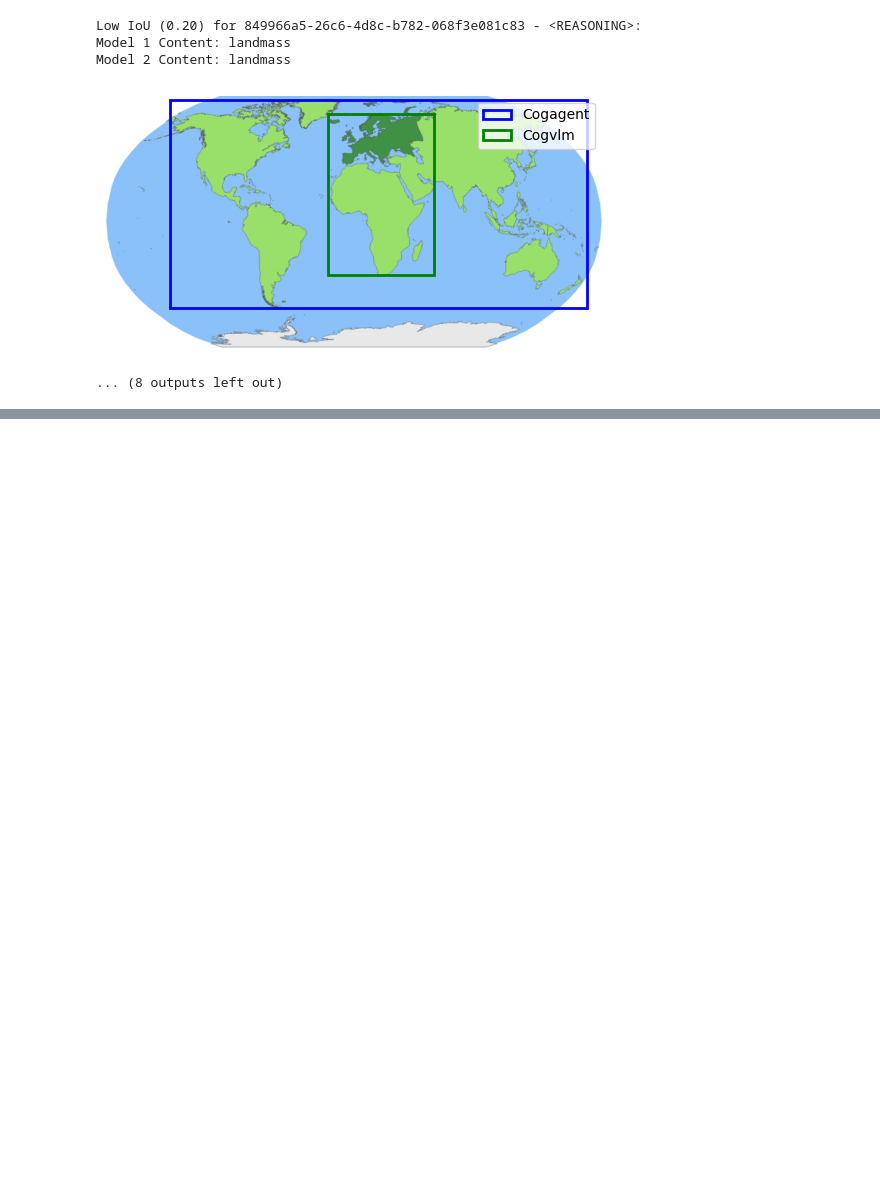
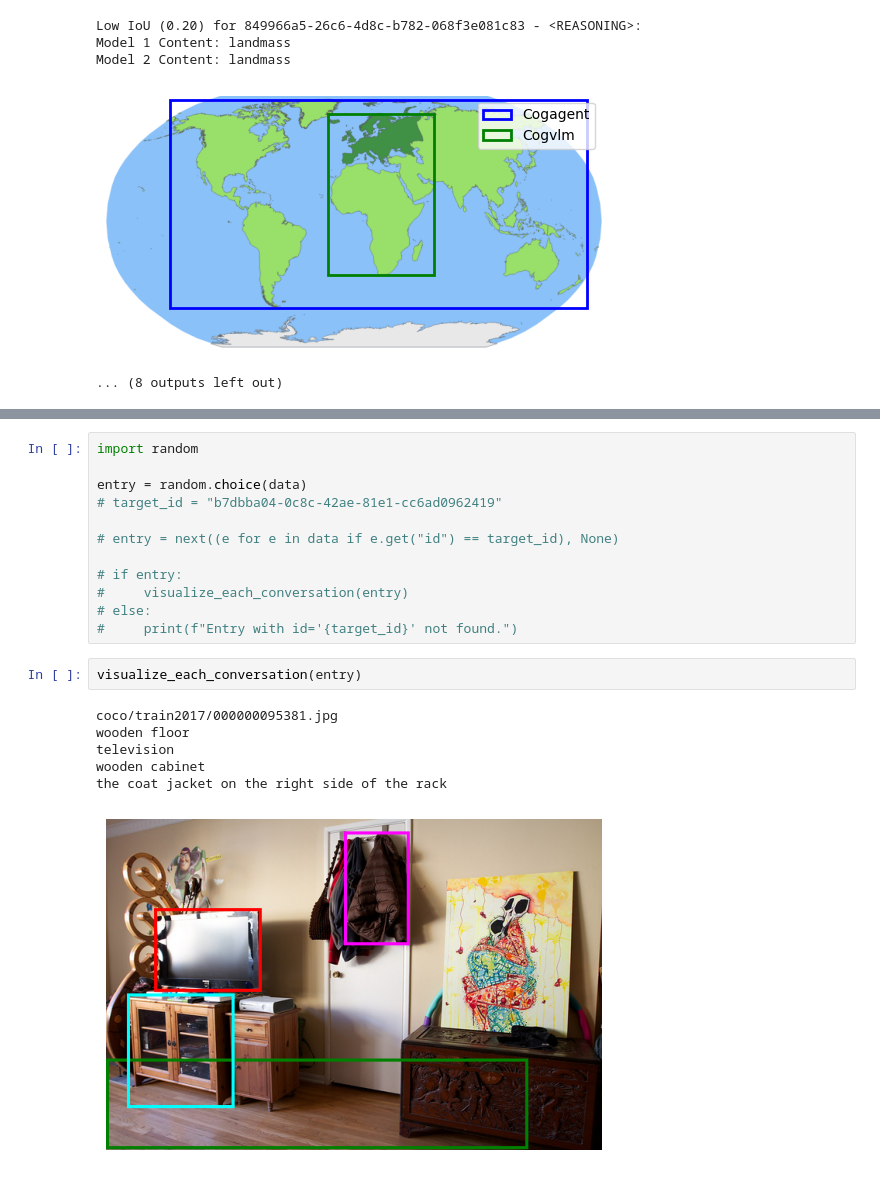
Before and after one commit to forappy/GCotVLM, a Jupyter notebook: code/compare.ipynb, the cells around one changed output, grey strips where cells are left out. Drawn from its saved outputs; the diff is of its cells as text; blank space fills up the shorter version.

```diff
--- a/code/compare.ipynb
+++ b/code/compare.ipynb
@@ -141,0 +214,21 @@ Model 2 Content: landmass
+# %%
+import random
+
+entry = random.choice(data)
+# target_id = "b7dbba04-0c8c-42ae-81e1-cc6ad0962419"
+
+# entry = next((e for e in data if e.get("id") == target_id), None)
+
+# if entry:
+#     visualize_each_conversation(entry)
+# else:
+#     print(f"Entry with id='{target_id}' not found.")
+# %%
+visualize_each_conversation(entry)
+# %% [output]
+coco/train2017/000000095381.jpg
+wooden floor
+television
+wooden cabinet
+the coat jacket on the right side of the rack
+[figure, added]
```
Also changed, not shown: parts of 1 cell of this notebook, 4 other files.
